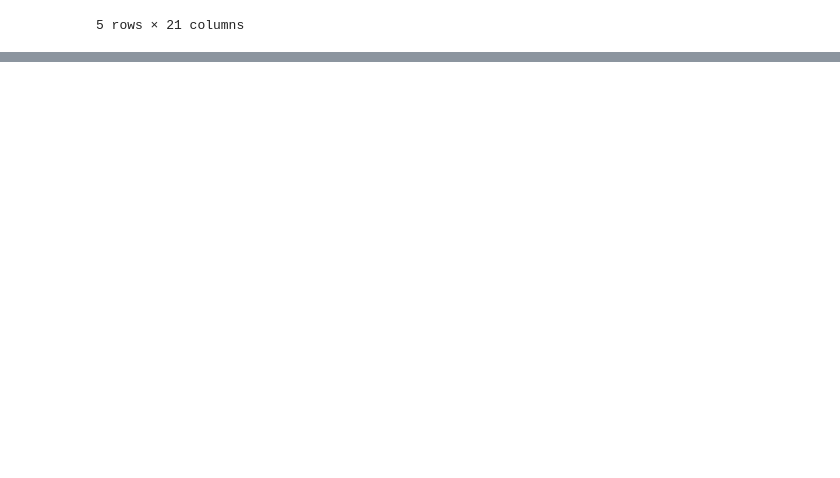
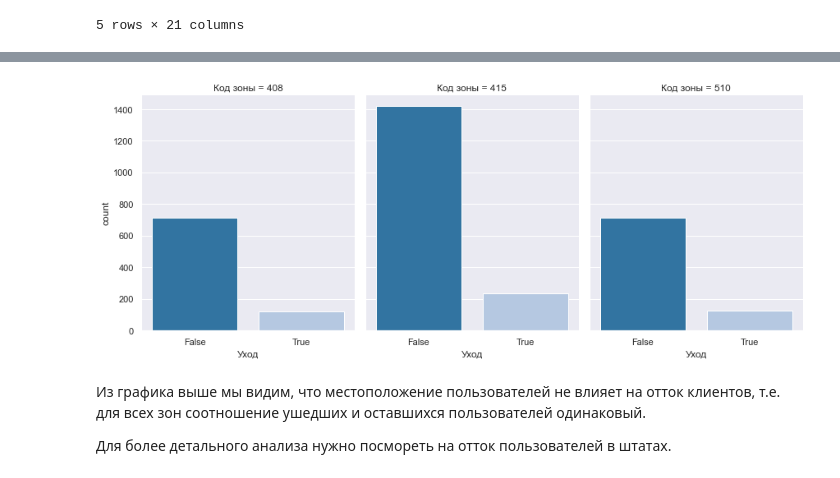
Before and after one commit to AlexeyShakov/loginom_test_task, a Jupyter notebook: jupyter/loginom_test_task.ipynb, the cells around one changed output, grey strips where cells are left out. Drawn from its saved outputs; the diff is of its cells as text; code cells hidden in the pictures; blank space fills up the shorter version.

Commit message:
added plots for exploring churn depending on states

```diff
--- a/jupyter/loginom_test_task.ipynb
+++ b/jupyter/loginom_test_task.ipynb
@@ -16,0 +110,12 @@ churn_data.head()
+# %%
+sns.catplot(x="Уход", col="Код зоны", col_wrap=4,
+                data=churn_data,
+                kind="count", height=5, aspect=.8,
+                palette='tab20',)
+plt.show()
+# %% [output]
+[figure, added]
+# %% [markdown]
+Из графика выше мы видим, что местоположение пользователей не влияет на отток клиентов, т.е. для всех зон соотношение ушедших и оставшихся пользователей одинаковый.
+
+Для более детального анализа нужно посмореть на отток пользователей в штатах.
```
Also changed, not shown: parts of 19 cells of this notebook.
